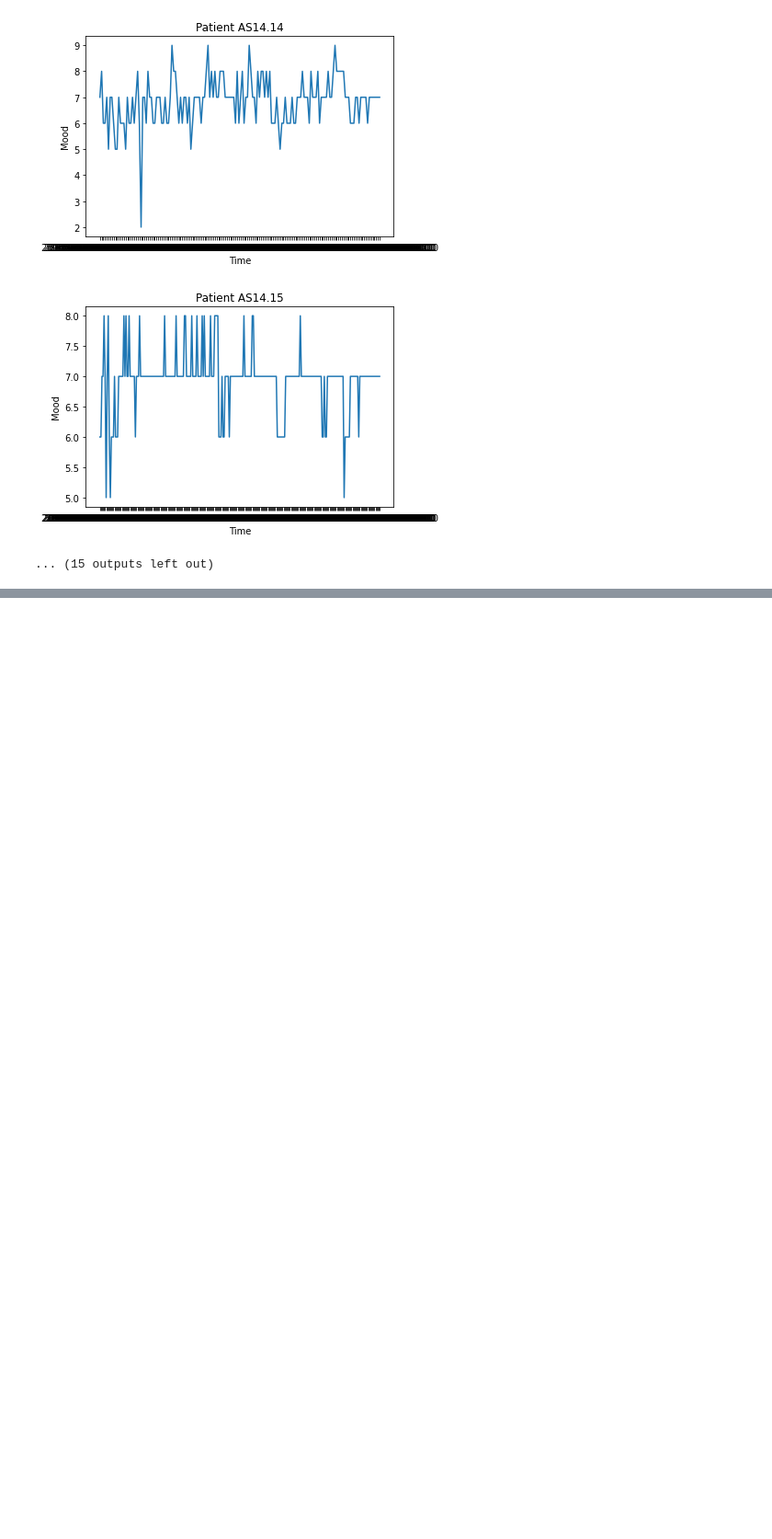
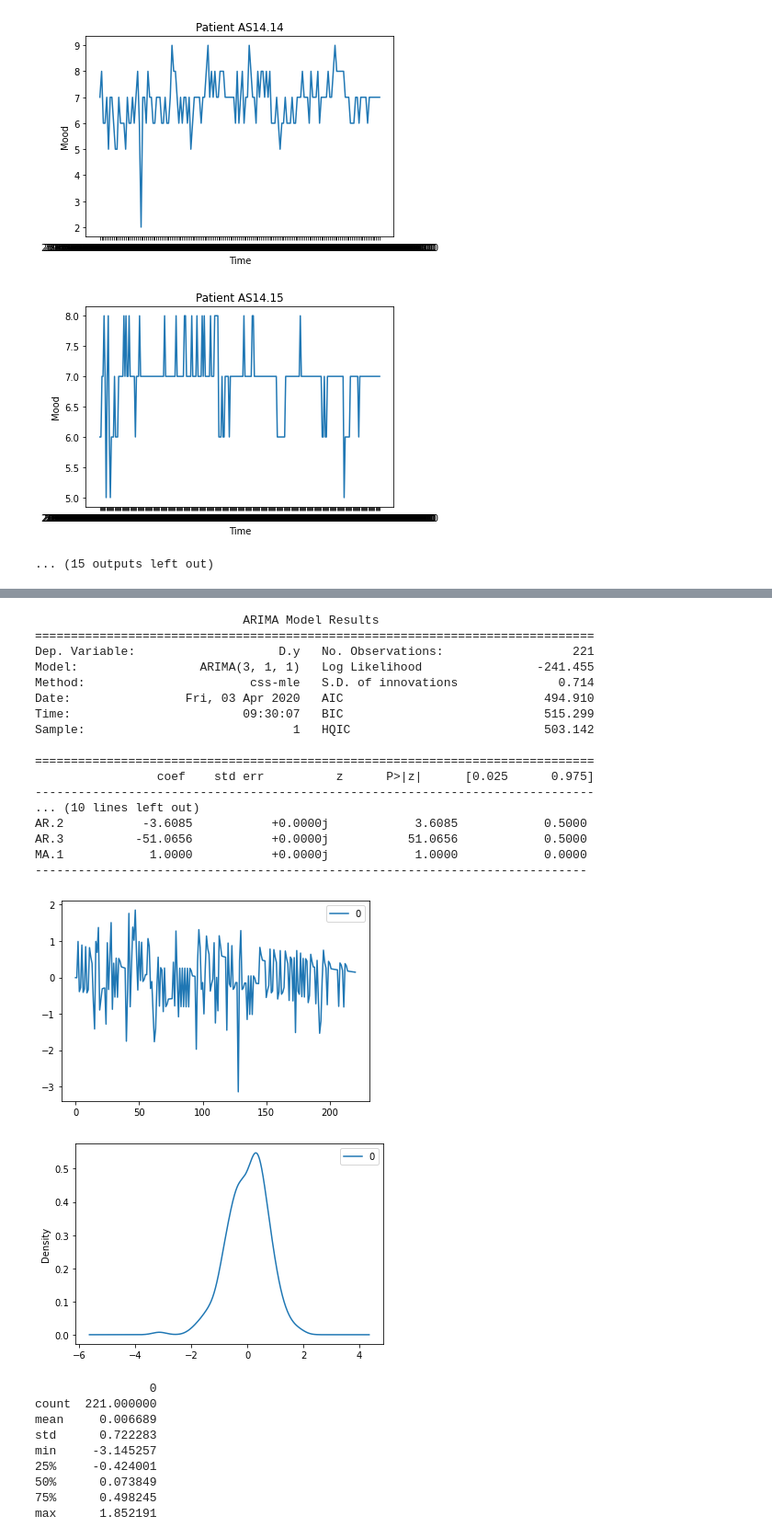
Before and after one commit to guybrush1989/DMT-Group80, a Jupyter notebook: dataExploration.ipynb, the cells around one changed output, grey strips where cells are left out. Shown at 92% size. Cells and saved outputs as stored; diff of their text form; code cells hidden in the pictures; blank space fills up the shorter version.

```diff
--- a/dataExploration.ipynb
+++ b/dataExploration.ipynb
@@ -151,0 +208,39 @@ for i in data.id.unique():
+# %%
+model = ARIMA(moods, order=(3, 1, 1))
+model_fit = model.fit(disp=0)
+print(model_fit.summary())
+residuals = DataFrame(model_fit.resid)
+residuals.plot()
+plt.show()
+residuals.plot(kind='kde')
+plt.show()
+print(residuals.describe())
+# %% [output]
+                             ARIMA Model Results
+==============================================================================
+Dep. Variable:                    D.y   No. Observations:                  221
+Model:                 ARIMA(3, 1, 1)   Log Likelihood                -241.455
+Method:                       css-mle   S.D. of innovations              0.714
+Date:                Fri, 03 Apr 2020   AIC                            494.910
+Time:                        09:30:07   BIC                            515.299
+Sample:                             1   HQIC                           503.142
+
+==============================================================================
+                 coef    std err          z      P>|z|      [0.025      0.975]
+------------------------------------------------------------------------------
+... (10 lines left out)
+AR.2           -3.6085           +0.0000j            3.6085            0.5000
+AR.3          -51.0656           +0.0000j           51.0656            0.5000
+MA.1            1.0000           +0.0000j            1.0000            0.0000
+-----------------------------------------------------------------------------
+[figure, added]
+[figure, added]
+                0
+count  221.000000
+mean     0.006689
+std      0.722283
+min     -3.145257
+25%     -0.424001
+50%      0.073849
+75%      0.498245
+max      1.852191
```
Also changed, not shown: parts of 6 cells of this notebook.
